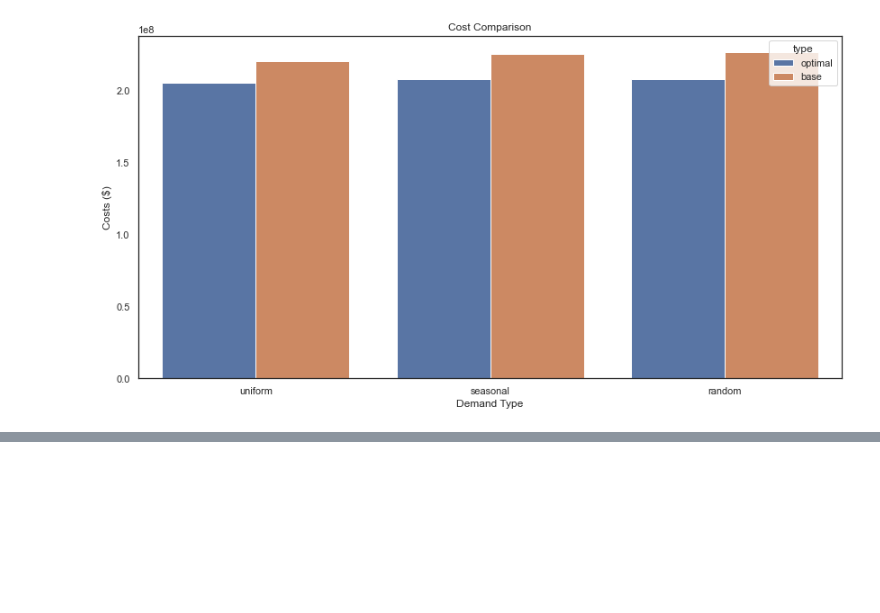
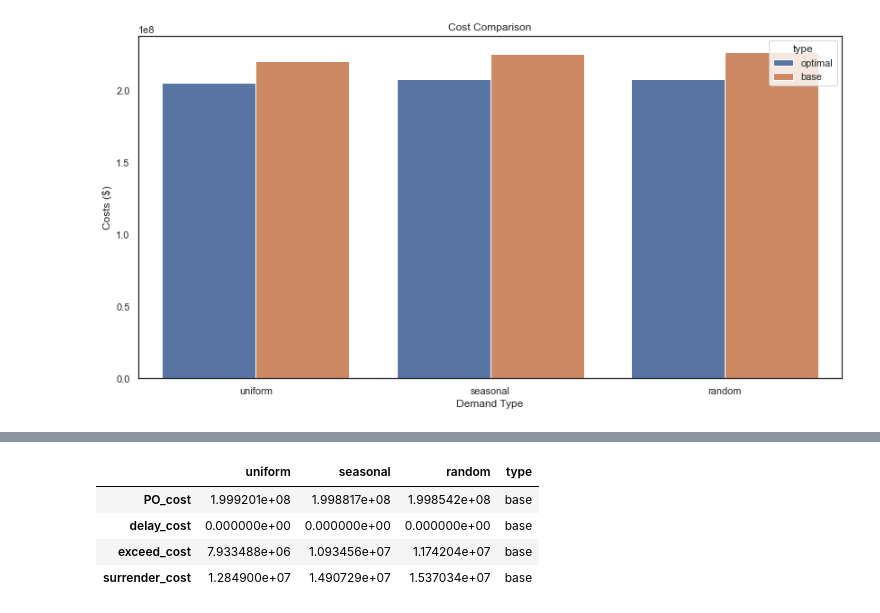
Before and after one commit to siraj101/supply_optimization, a Jupyter notebook: Comparison.ipynb, the cells around one changed output, grey strips where cells are left out. Saved outputs shown, nothing was run; the diff lists cells and outputs as text; code cells hidden in the pictures; blank space fills up the shorter version.

```diff
--- a/Comparison.ipynb
+++ b/Comparison.ipynb
@@ -67,0 +76,8 @@ plt.savefig('plots/comp.jpg')
+# %%
+base_costs
+# %% [output]
+|  | uniform | seasonal | random | type |
+| PO_cost | 1.999201e+08 | 1.998817e+08 | 1.998542e+08 | base |
+| delay_cost | 0.000000e+00 | 0.000000e+00 | 0.000000e+00 | base |
+| exceed_cost | 7.933488e+06 | 1.093456e+07 | 1.174204e+07 | base |
+| surrender_cost | 1.284900e+07 | 1.490729e+07 | 1.537034e+07 | base |
```
Also changed, not shown: parts of 1 cell of this notebook, 1 other file.
